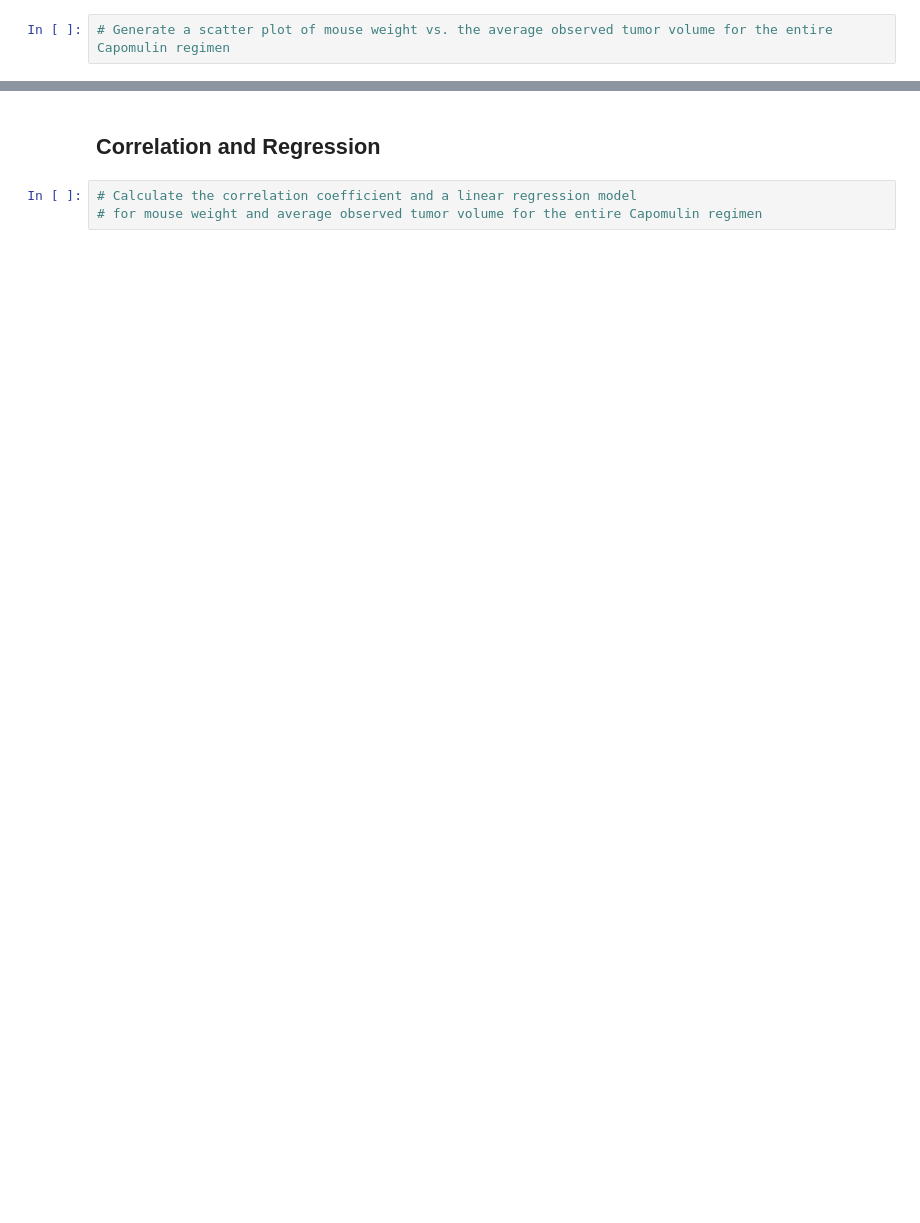
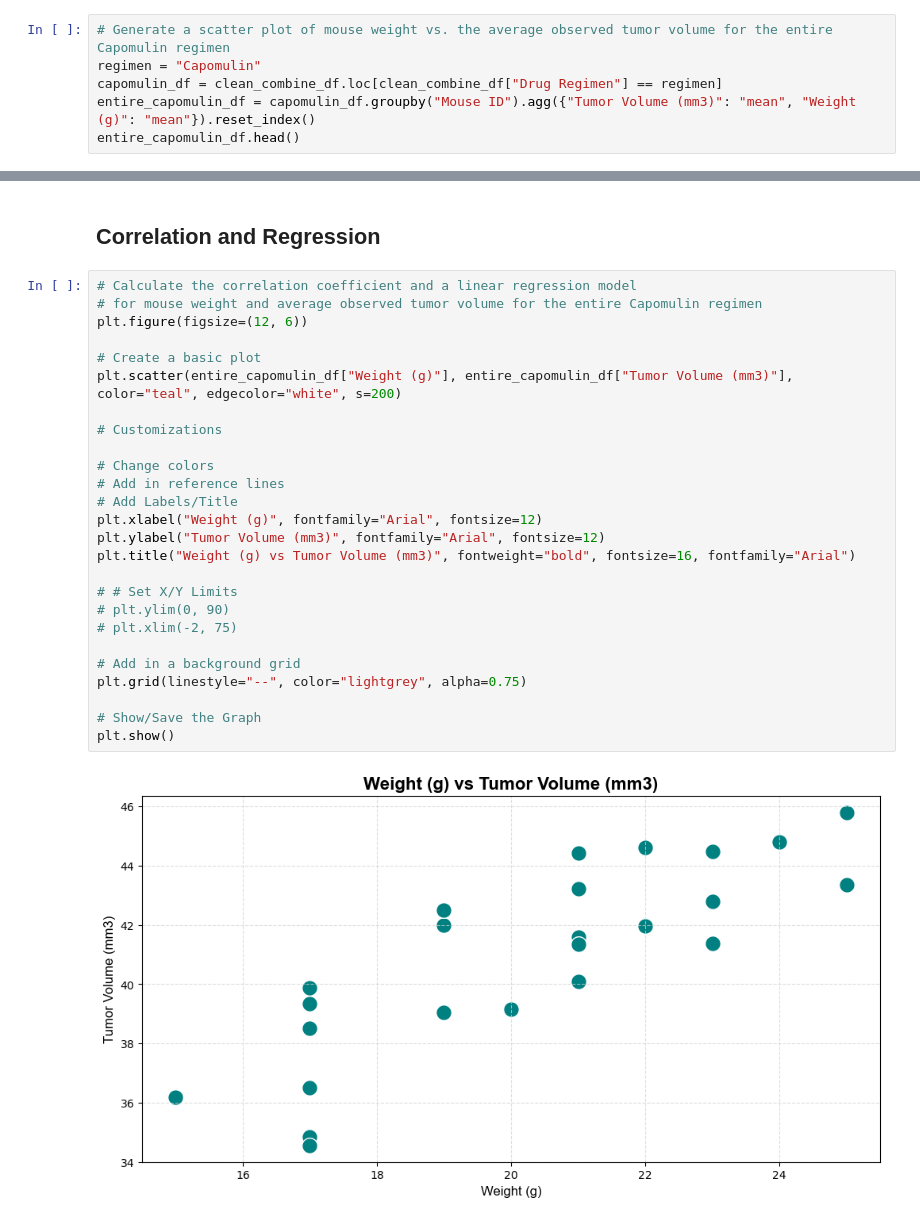
Before and after one commit to gydata5/Data_Visualization_Pharma, a Jupyter notebook: Pymaceuticals/pymaceuticals_starter.ipynb, the cells around one changed output, grey strips where cells are left out. Saved outputs shown, nothing was run; the diff lists cells and outputs as text; blank space fills up the shorter version.

```diff
--- a/Pymaceuticals/pymaceuticals_starter.ipynb
+++ b/Pymaceuticals/pymaceuticals_starter.ipynb
@@ -374,2 +408,6 @@ plt.show()
 # %%
 # Generate a scatter plot of mouse weight vs. the average observed tumor volume for the entire Capomulin regimen
+regimen = "Capomulin"
+capomulin_df = clean_combine_df.loc[clean_combine_df["Drug Regimen"] == regimen]
+entire_capomulin_df = capomulin_df.groupby("Mouse ID").agg({"Tumor Volume (mm3)": "mean", "Weight (g)": "mean"}).reset_index()
+entire_capomulin_df.head()
@@ -376,5 +421,30 @@ plt.show()
 # %% [markdown]
 ## Correlation and Regression
-# %%
-# Calculate the correlation coefficient and a linear regression model
-# for mouse weight and average observed tumor volume for the entire Capomulin regimen
+# %%
+# Calculate the correlation coefficient and a linear regression model
+# for mouse weight and average observed tumor volume for the entire Capomulin regimen
+plt.figure(figsize=(12, 6))
+
+# Create a basic plot
+plt.scatter(entire_capomulin_df["Weight (g)"], entire_capomulin_df["Tumor Volume (mm3)"], color="teal", edgecolor="white", s=200)
+
+# Customizations
+
+# Change colors
+# Add in reference lines
+# Add Labels/Title
+plt.xlabel("Weight (g)", fontfamily="Arial", fontsize=12)
+plt.ylabel("Tumor Volume (mm3)", fontfamily="Arial", fontsize=12)
+plt.title("Weight (g) vs Tumor Volume (mm3)", fontweight="bold", fontsize=16, fontfamily="Arial")
+
+# # Set X/Y Limits
+# plt.ylim(0, 90)
+# plt.xlim(-2, 75)
+
+# Add in a background grid
+plt.grid(linestyle="--", color="lightgrey", alpha=0.75)
+
+# Show/Save the Graph
+plt.show()
+# %% [output]
+[figure, added]
```
Also changed, not shown: parts of 5 cells of this notebook.
